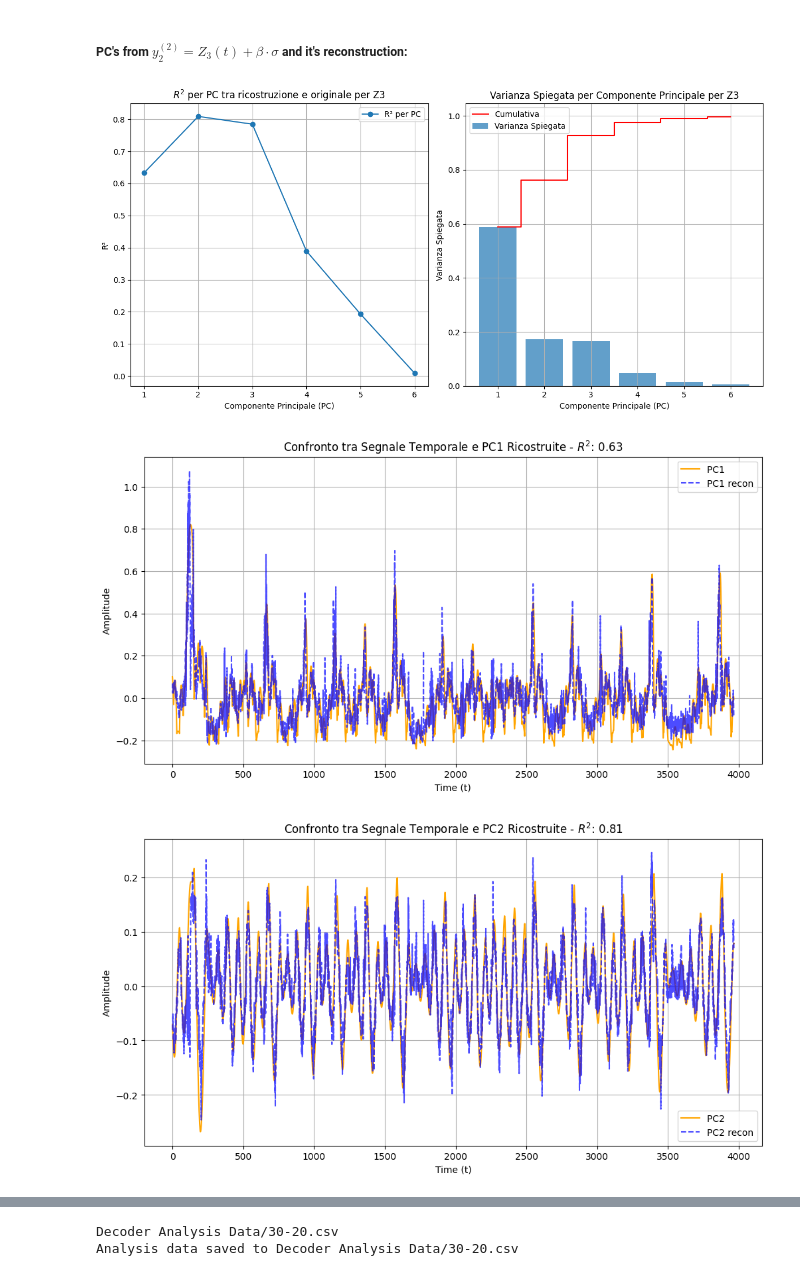
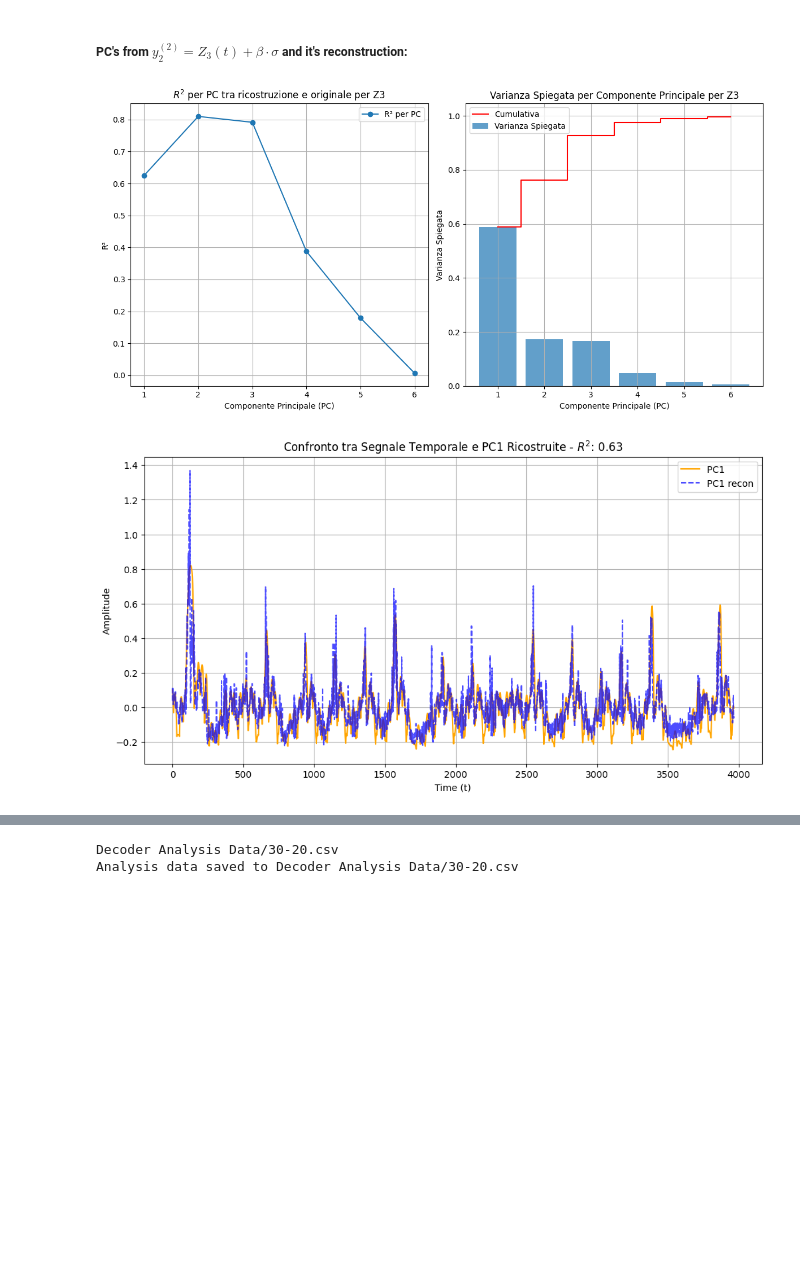
Before and after one commit to FedericoSbarbati/Lorenz-Toy, a Jupyter notebook: valDecoder.ipynb, the cells around one changed output, grey strips where cells are left out. Drawn from its saved outputs; the diff is of its cells as text; code cells hidden in the pictures; blank space fills up the shorter version.

```diff
--- a/valDecoder.ipynb
+++ b/valDecoder.ipynb
@@ -550,9 +523,8 @@ plot_temporal_signal_and_pcs(val_Z3, original_y2_1,reconstructed_y2_1, n_compone
 # %%
 title1 = f"$R^2$ per PC tra ricostruzione e originale per Z3"
 title2 = f"Varianza Spiegata per Componente Principale per Z3"
-_, _ = pca_r2_analysis_embeddings(original_y2_2, reconstructed_y2_2,title1,title2, n_components=6)
-plot_temporal_signal_and_pcs(val_Z3, original_y2_2,reconstructed_y2_2, n_components=3)
+r2_2, ind2_2= pca_r2_analysis_embeddings(original_y2_2, reconstructed_y2_2,title1,title2, n_components=6)
+plot_temporal_signal_and_pcs(val_Z3, original_y2_2,reconstructed_y2_2, n_components=1)
 # %% [output]
 [figure]
-[figure, old version]
+[figure, new version]
-[figure, removed]
```
Also changed, not shown: parts of 18 cells of this notebook, 22 other files.
